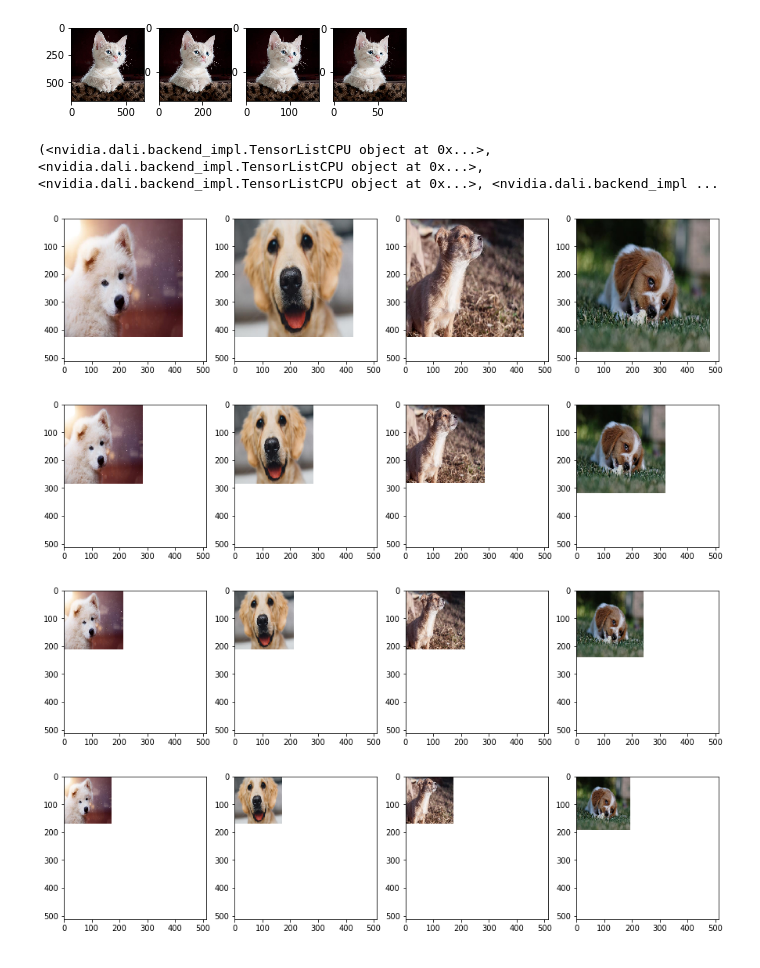
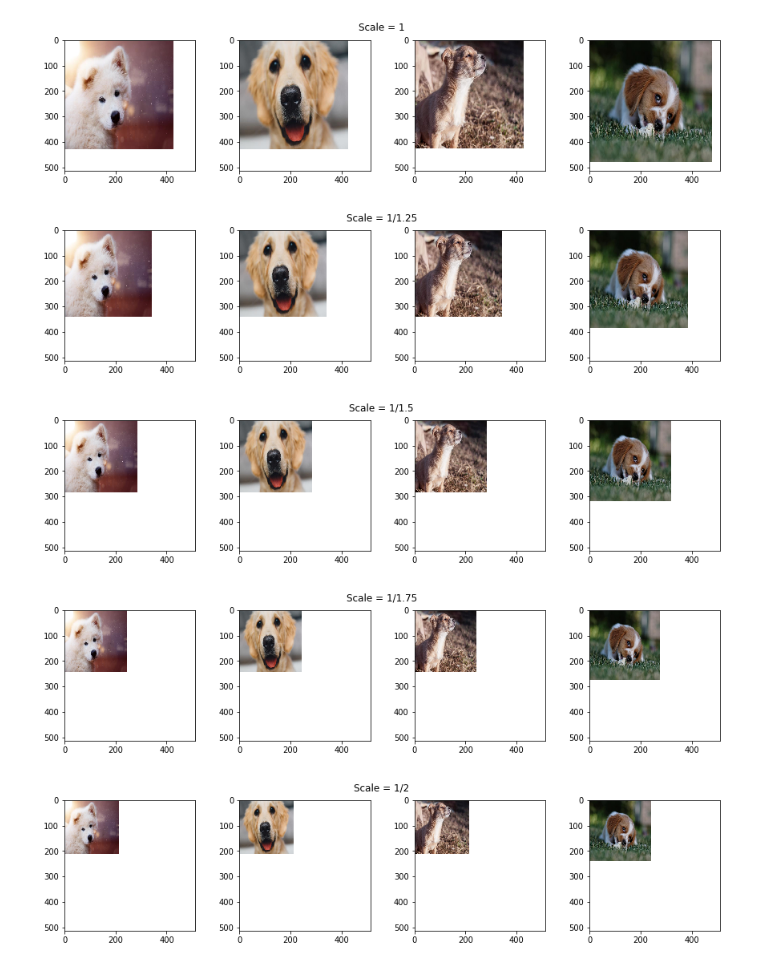
Before and after one commit to klecki/DALI, a Jupyter notebook: docs/examples/expressions/expr_prepare_arguments.ipynb, the cells around one changed output. Drawn from its saved outputs; the diff is of its cells as text; code cells hidden in the pictures.

```diff
--- a/docs/examples/expressions/expr_prepare_arguments.ipynb
+++ b/docs/examples/expressions/expr_prepare_arguments.ipynb
@@ -91,9 +0,0 @@ Here we return both of the inputs and the result of `self.right + self.right * s
-# %%
-for it in [iterator_u8_u8, iterator_u8_i32, iterator_i16_u8, iterator_i32_f32]:
-    pipe = ExternalSourcePipeline(it, batch_size=batch_size, num_threads=2, device_id = 0)
-    pipe.build()
-    pipe_out = pipe.run()
-    l = pipe_out[0].as_array()
-    r = pipe_out[1].as_array()
-    out = pipe_out[2].as_array()
-    print("{} + 1 = {} of type {}".format(r, out, out.dtype))
@@ -150,5 +41,0 @@ pipe.build()
-# %%
-output = pipe.run()
-display(output)
-# %% [output]
-[figure, removed]
@@ -187,17 +43,9 @@ class ResizePipeline(Pipeline):
 pipe = ResizePipeline(batch_size=batch_size, num_threads=1, device_id=0)
 pipe.build()
 # %%
-# def display_batch(output, cpu = True):
-#     for data_idx in range(batch_size):
-#         fig, axes = plt.subplots(batch_size, len(output))
-#         if len(output) == 1:
-#             axes = [axes]
-#         for i, out in enumerate(output):
-#             img = out.at(data_idx) if cpu else out.as_cpu().at(data_idx)
-#             axes[i][data_idx].imshow(img / 255.0);
-
-def display_batch(output, cpu = True):
-    fig, axes = plt.subplots(1, batch_size, figsize=(15, 15))
+def display_batch(output, title, cpu = True):
+    fig, axes = plt.subplots(1, batch_size, figsize=(15, 3))
+    fig.suptitle(title)
     for data_idx in range(batch_size):
         if batch_size == 1:
             axes = [axes]
@@ -205,14 +53,15 @@ def display_batch(output, cpu = True):
         axes[data_idx].set_xlim(0, 512)
         axes[data_idx].set_ylim(512, 0)
         axes[data_idx].imshow(img)
+
+titles = ["Scale = 1", "Scale = 1/1.25", "Scale = 1/1.5", "Scale = 1/1.75", "Scale = 1/2"]
 # %%
 output = pipe.run()
-print(output)
-for i in range(4):
-    display_batch(output[i])
+for i in range(len(output)):
+    display_batch(output[i], titles[i])
 # %% [output]
-(<nvidia.dali.backend_impl.TensorListCPU object at 0x...>, <nvidia.dali.backend_impl.TensorListCPU object at 0x...>, <nvidia.dali.backend_impl.TensorListCPU object at 0x...>, <nvidia.dali.backend_impl ...
-[figure, old version]
+[figure, new version]
-[figure, old version]
+[figure, new version]
-[figure, old version]
+[figure, new version]
-[figure, old version]
+[figure, new version]
+[figure, added]
```
Also changed, not shown: parts of 17 cells of this notebook, 9 other files.
